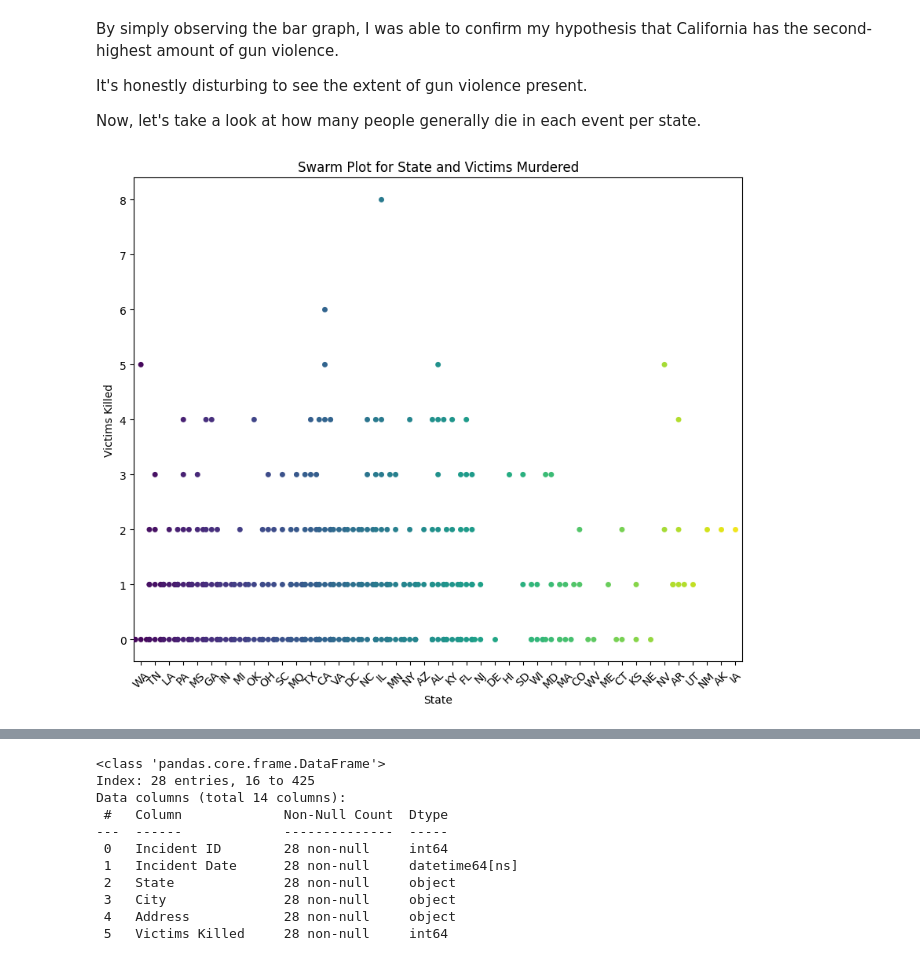
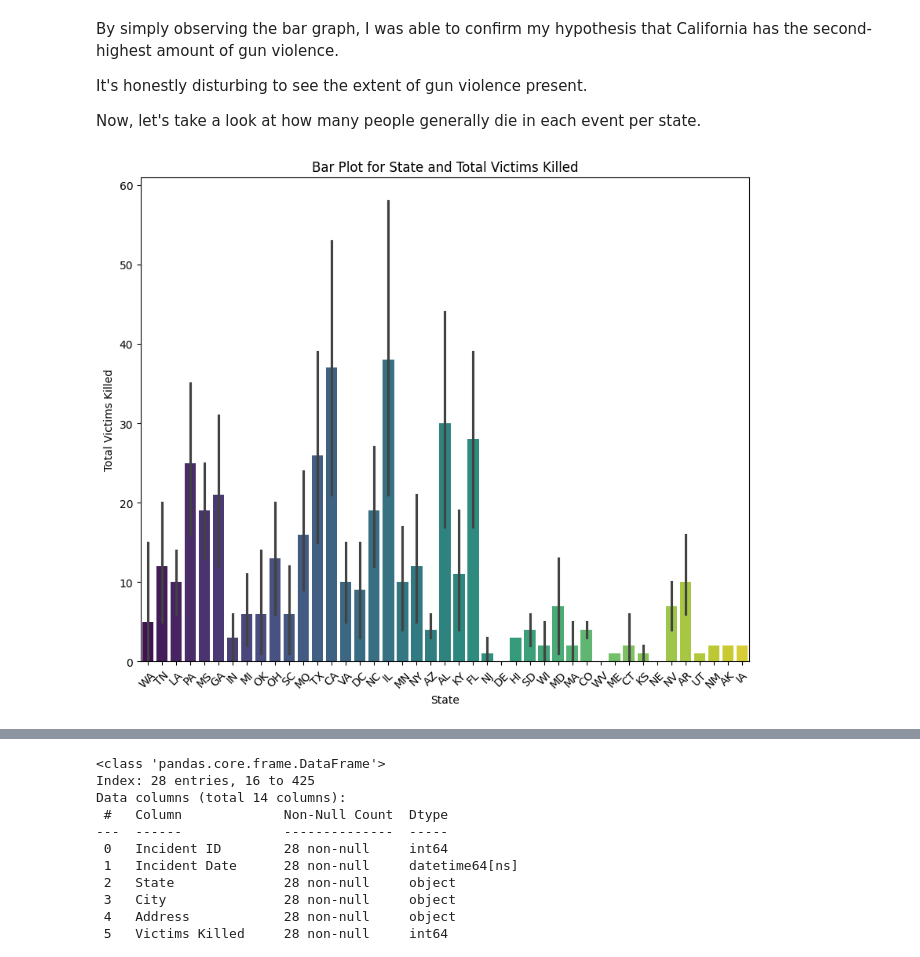
Before and after one commit to LindsClar/Capstone_2, a Jupyter notebook: Storytelling_gun_violence.ipynb, the cells around one changed output, grey strips where cells are left out. Saved outputs shown, nothing was run; the diff lists cells and outputs as text; code cells hidden in the pictures.

```diff
--- a/Storytelling_gun_violence.ipynb
+++ b/Storytelling_gun_violence.ipynb
@@ -294,16 +294,16 @@ Now, let's take a look at how many people generally die in each event per state.
 # %%
 plt.figure(figsize=(10, 8))
 
-# Using Seaborn to create a swarm plot
-sns.swarmplot(x="State", y="Victims Killed", data=df, palette='viridis')
+#bar plot
+sns.barplot(x="State", y="Victims Killed", data=df, palette='viridis', estimator=sum)
 
-plt.title('Swarm Plot for State and Victims Murdered')
+plt.title('Bar Plot for State and Total Victims Killed')
 plt.xlabel('State')
-plt.ylabel('Victims Killed')
+plt.ylabel('Total Victims Killed')
 plt.xticks(rotation=45)
 plt.show()
 # %% [output]
-[figure, old version]
+[figure, new version]
 # %%
 #now lets look at the dealth near me in CA
 ca_df = df[df['State'] == 'CA']
```
Also changed, not shown: parts of 1 cell of this notebook.
